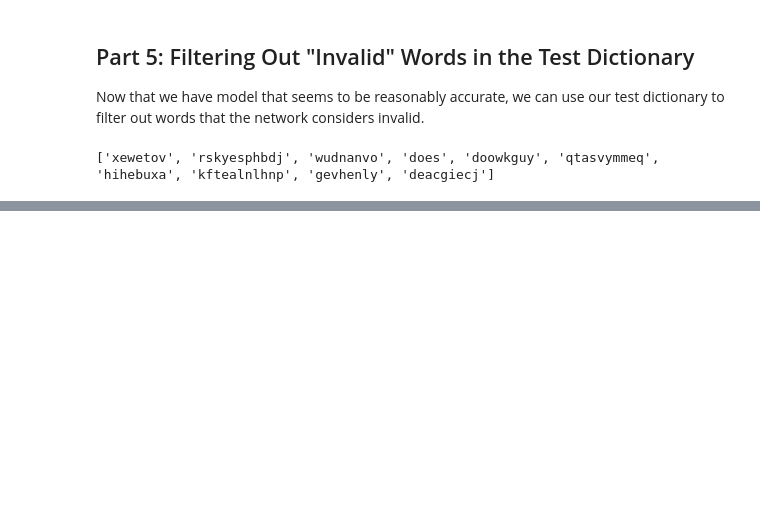
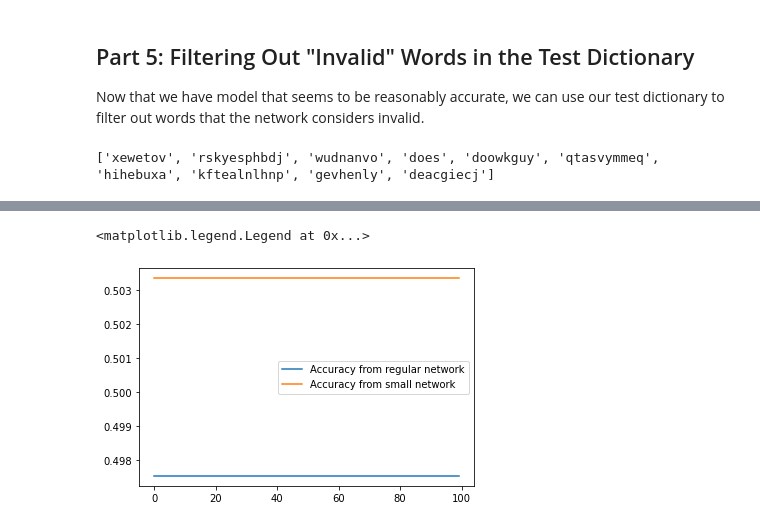
Before and after one commit to alicerunsonfedora/abysima, a Jupyter notebook: Abysima.ipynb, the cells around one changed output, grey strips where cells are left out. Saved outputs shown, nothing was run; the diff lists cells and outputs as text; code cells hidden in the pictures; blank space fills up the shorter version.

```diff
--- a/Abysima.ipynb
+++ b/Abysima.ipynb
@@ -338,0 +451,7 @@ generate words.
+# %%
+plt.plot(training_results.history['accuracy'], label='Accuracy from regular network')
+plt.plot(small_training_results.history['accuracy'], label='Accuracy from small network')
+plt.legend()
+# %% [output]
+<matplotlib.legend.Legend at 0x...>
+[figure, added]
```
Also changed, not shown: parts of 17 cells of this notebook.
